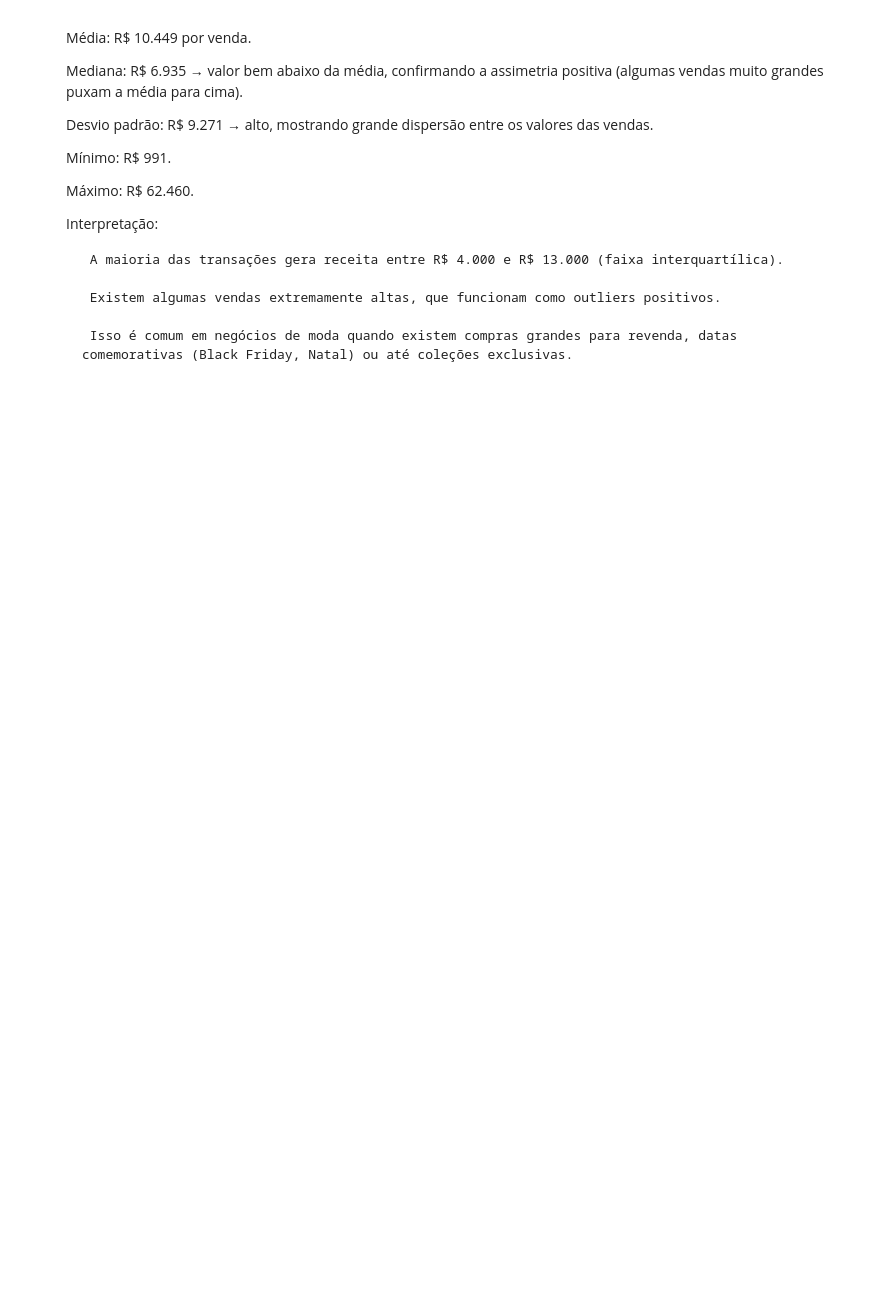
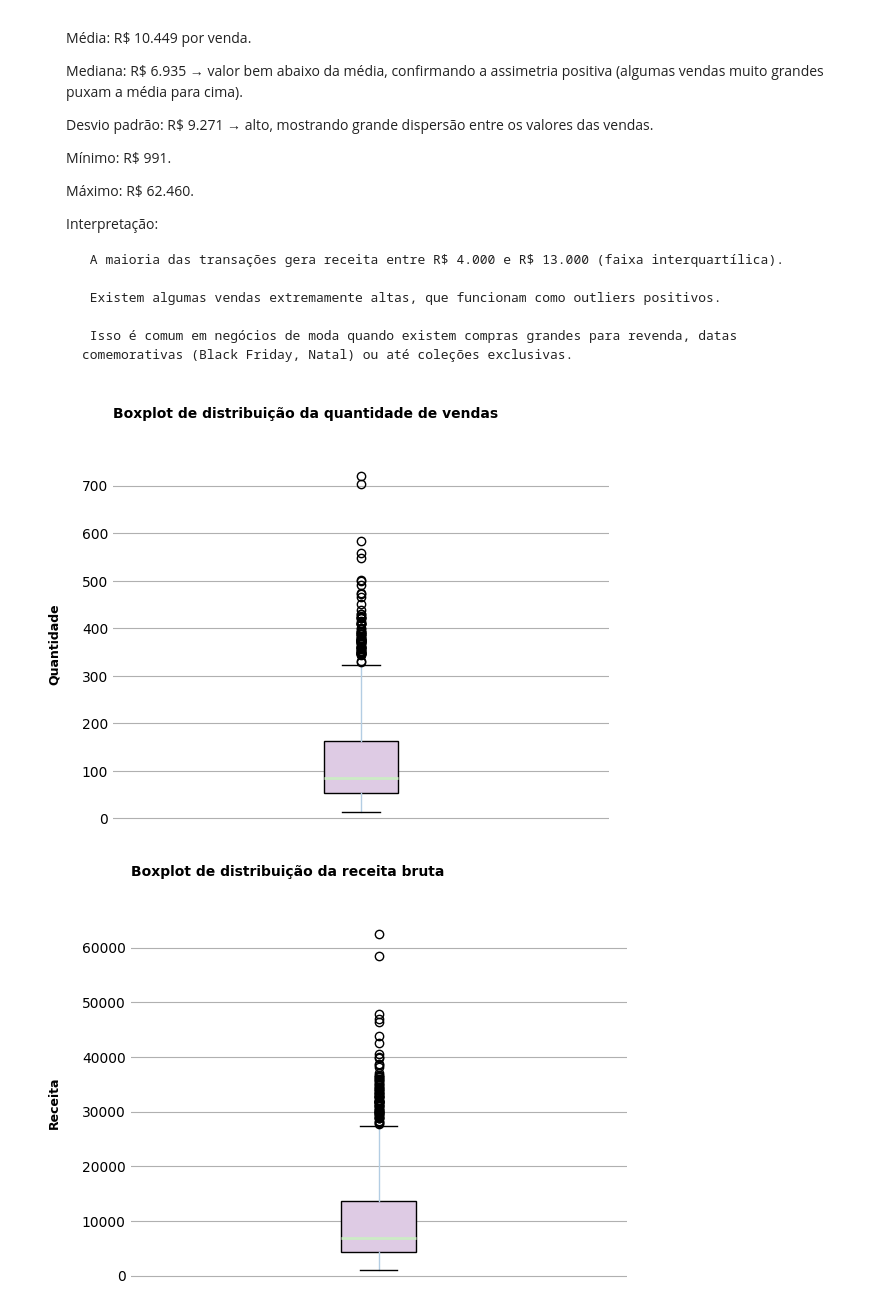
Before and after one commit to ricardo-paganini/urbanwear-sales-analysis, a Jupyter notebook: urbanwear-sales-analysis.ipynb, the cells around one changed output. Drawn from its saved outputs; the diff is of its cells as text; code cells hidden in the pictures; blank space fills up the shorter version.

```diff
--- a/urbanwear-sales-analysis.ipynb
+++ b/urbanwear-sales-analysis.ipynb
@@ -219,3 +217,55 @@ plt.show()
         Existem algumas vendas extremamente altas, que funcionam como outliers positivos.
 
         Isso é comum em negócios de moda quando existem compras grandes para revenda, datas comemorativas (Black Friday, Natal) ou até coleções exclusivas.
+# %%
+# Boxplots para variáveis numéricas
+## Quantidade de Vendas
+box = plt.boxplot(df['Quantidade_Vendas'], patch_artist=True)
+plt.box(False)
+plt.title('Boxplot de distribuição da quantidade de vendas', loc='left', fontsize=10, fontweight='bold', pad=30)
+plt.tick_params(axis='both', length=0)
+plt.ylabel('Quantidade', fontsize=9, fontweight='semibold', labelpad=15)
+plt.xticks([])
+plt.grid(True)
+
+#Alterando a cor do Boxplot
+for patch in box['boxes']:
+    patch.set_facecolor(cores[3])   # cor de preenchimento
+
+# Alterando a cor da mediana
+for median in box['medians']:
+    median.set_color(cores[2])
+    median.set_linewidth(2)
+
+# Alterando whiskers (extremidades)
+for whisker in box['whiskers']:
+    whisker.set_color(cores[1])
+
+plt.show()
+
+## Receita Bruta
+box = plt.boxplot(df['Receita_Bruta'], patch_artist=True)
+plt.box(False)
+plt.title('Boxplot de distribuição da receita bruta', loc='left', fontsize=10, fontweight='bold', pad=30)
+plt.tick_params(axis='both', length=0)
+plt.ylabel('Receita', fontsize=9, fontweight='semibold', labelpad=15)
+plt.xticks([])
+plt.grid(True)
+
+#Alterando a cor do Boxplot
+for patch in box['boxes']:
+    patch.set_facecolor(cores[3])   # cor de preenchimento
+
+# Alterando a cor da mediana
+for median in box['medians']:
+    median.set_color(cores[2])
+    median.set_linewidth(2)
+
+# Alterando whiskers (extremidades)
+for whisker in box['whiskers']:
+    whisker.set_color(cores[1])
+
+plt.show()
+# %% [output]
+[figure, added]
+[figure, added]
```
Also changed, not shown: parts of 14 cells of this notebook.
